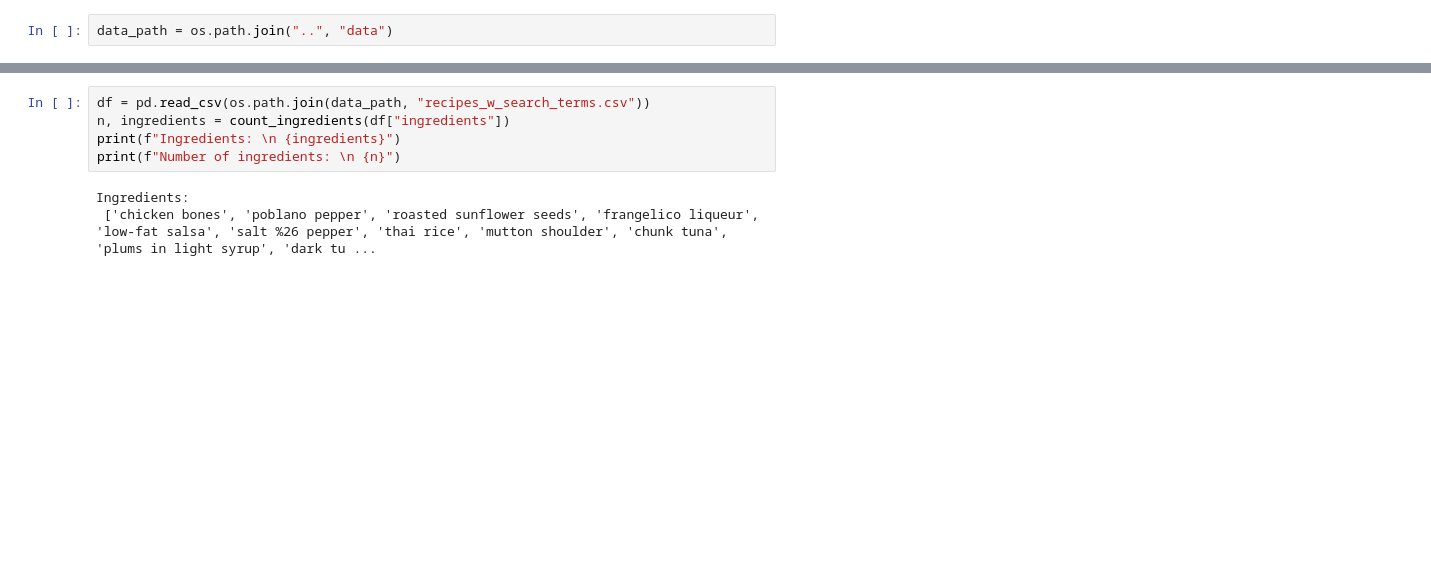
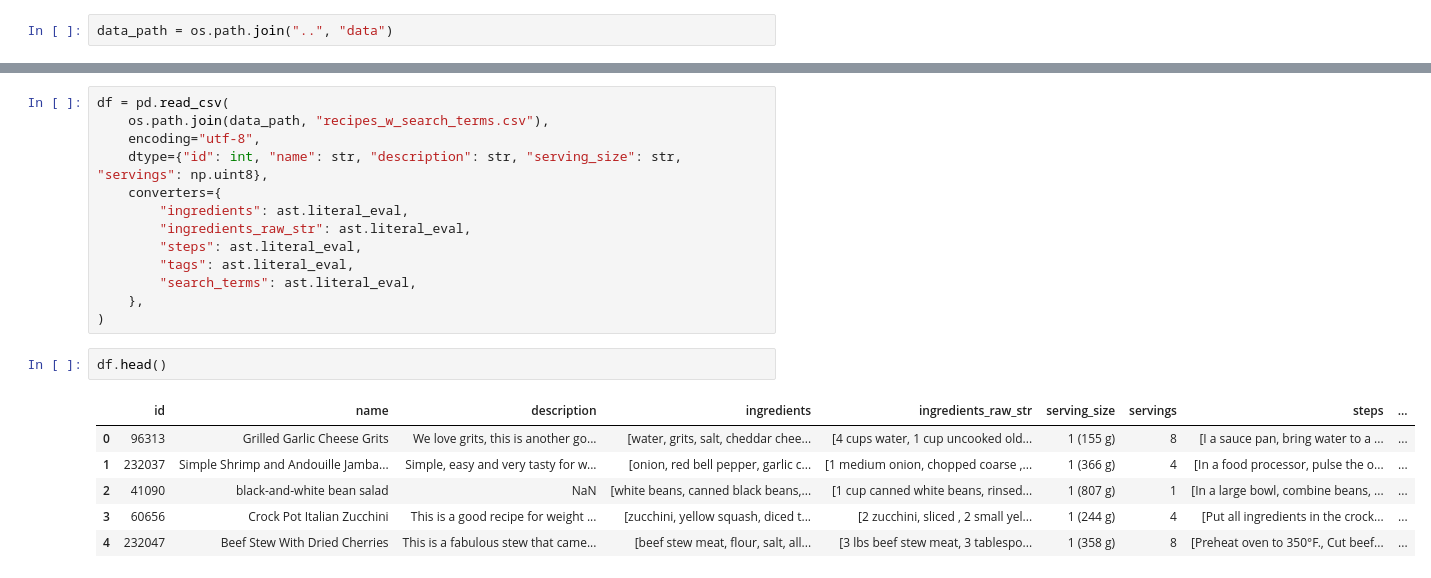
Before and after one commit to EjbejaranosAI/SEL_PW3, a Jupyter notebook: source/experimental.ipynb, the cells around one changed output, grey strips where cells are left out. Saved outputs shown, nothing was run; the diff lists cells and outputs as text; blank space fills up the shorter version.

Commit message:
Change reading of ingredients and replace utf-8 chars
Signed-off-by: Santiago Del Rey <59149491+santidrj@users.noreply.github.com>

```diff
--- a/source/experimental.ipynb
+++ b/source/experimental.ipynb
@@ -11,11 +16,25 @@ print(type(coctails))
 # %% [output]
 108
 <class 'xml.etree.ElementTree.Element'>
-# %%
-df = pd.read_csv(os.path.join(data_path, "recipes_w_search_terms.csv"))
-n, ingredients = count_ingredients(df["ingredients"])
-print(f"Ingredients: \n {ingredients}")
-print(f"Number of ingredients: \n {n}")
-# %% [output]
-Ingredients:
- ['chicken bones', 'poblano pepper', 'roasted sunflower seeds', 'frangelico liqueur', 'low-fat salsa', 'salt %26 pepper', 'thai rice', 'mutton shoulder', 'chunk tuna', 'plums in light syrup', 'dark tu ...
+# %%
+df = pd.read_csv(
+    os.path.join(data_path, "recipes_w_search_terms.csv"),
+    encoding="utf-8",
+    dtype={"id": int, "name": str, "description": str, "serving_size": str, "servings": np.uint8},
+    converters={
+        "ingredients": ast.literal_eval,
+        "ingredients_raw_str": ast.literal_eval,
+        "steps": ast.literal_eval,
+        "tags": ast.literal_eval,
+        "search_terms": ast.literal_eval,
+    },
+)
+# %%
+df.head()
+# %% [output]
+|  | id | name | description | ingredients | ingredients_raw_str | serving_size | servings | steps | ... |
+| 0 | 96313 | Grilled Garlic Cheese Grits | We love grits, this is another go... | [water, grits, salt, cheddar chee... | [4 cups water, 1 cup uncooked old... | 1 (155 g) | 8 | [I a sauce pan, bring water to a ... | ... |
+| 1 | 232037 | Simple Shrimp and Andouille Jamba... | Simple, easy and very tasty for w... | [onion, red bell pepper, garlic c... | [1 medium onion, chopped coarse ,... | 1 (366 g) | 4 | [In a food processor, pulse the o... | ... |
+| 2 | 41090 | black-and-white bean salad | NaN | [white beans, canned black beans,... | [1 cup canned white beans, rinsed... | 1 (807 g) | 1 | [In a large bowl, combine beans, ... | ... |
+| 3 | 60656 | Crock Pot Italian Zucchini | This is a good recipe for weight ... | [zucchini, yellow squash, diced t... | [2 zucchini, sliced , 2 small yel... | 1 (244 g) | 4 | [Put all ingredients in the crock... | ... |
+| 4 | 232047 | Beef Stew With Dried Cherries | This is a fabulous stew that came... | [beef stew meat, flour, salt, all... | [3 lbs beef stew meat, 3 tablespo... | 1 (358 g) | 8 | [Preheat oven to 350°F., Cut beef... | ... |
```
Also changed, not shown: parts of 5 cells of this notebook, 3 other files.
